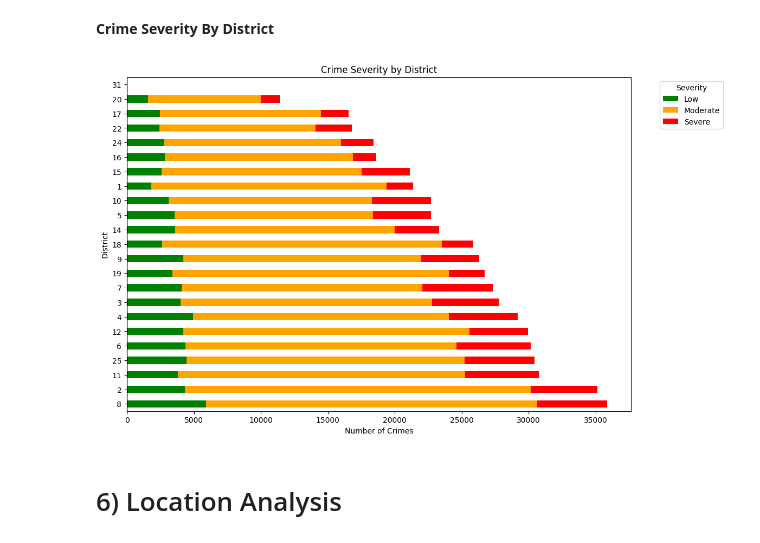
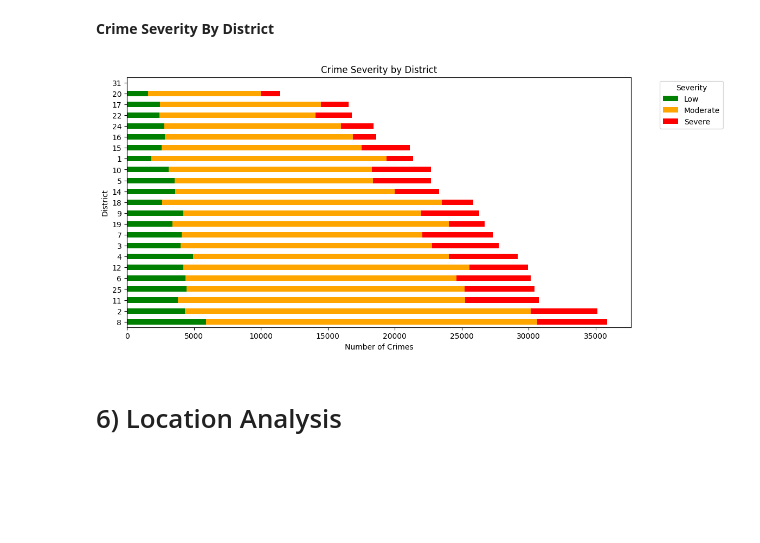
Before and after one commit to Kamalesh-Gandhi/Chicago-Crime-Analyzer, a Jupyter notebook: EDA_Chicago_Crime_Analyzer.ipynb, the cells around one changed output. Drawn from its saved outputs; the diff is of its cells as text; code cells hidden in the pictures; blank space fills up the shorter version.

```diff
--- a/EDA_Chicago_Crime_Analyzer.ipynb
+++ b/EDA_Chicago_Crime_Analyzer.ipynb
@@ -216,34 +264,34 @@ plt.show()
 # %%
 # Group by Primary Type and Severity, and calculate the count
 severity_by_district = df.groupby('District')['Severity'].value_counts().unstack()
 
 # Calculate the total crimes for each Primary Type and sort
 severity_by_district['Total'] = severity_by_district.sum(axis=1)
 severity_by_district = severity_by_district.sort_values(by='Total', ascending=False).drop(columns='Total')
 
 # Define severity-related colors
 severity_colors = {
     'Severe': 'red',
     'Moderate': 'orange',
     'Low': 'green'
 }
 
 # Plot a horizontal stacked bar chart
 severity_by_district.plot(
     kind='barh',
     stacked=True,
-    figsize=(12, 8),
+    figsize=(12, 6),
     color=[severity_colors.get(severity, 'gray') for severity in severity_by_district.columns]
 )
 
 # Add labels and title
 plt.title('Crime Severity by District')
 plt.xlabel('Number of Crimes')
 plt.ylabel('District')
 plt.legend(title='Severity', bbox_to_anchor=(1.05, 1), loc='upper left')  # Adjust legend position
 plt.show()
 # %% [output]
-[figure, old version]
+[figure, new version]
 # %% [markdown]
 # 6) Location Analysis
 # %% [markdown]
```
Also changed, not shown: parts of 5 cells of this notebook, 21 other files.
